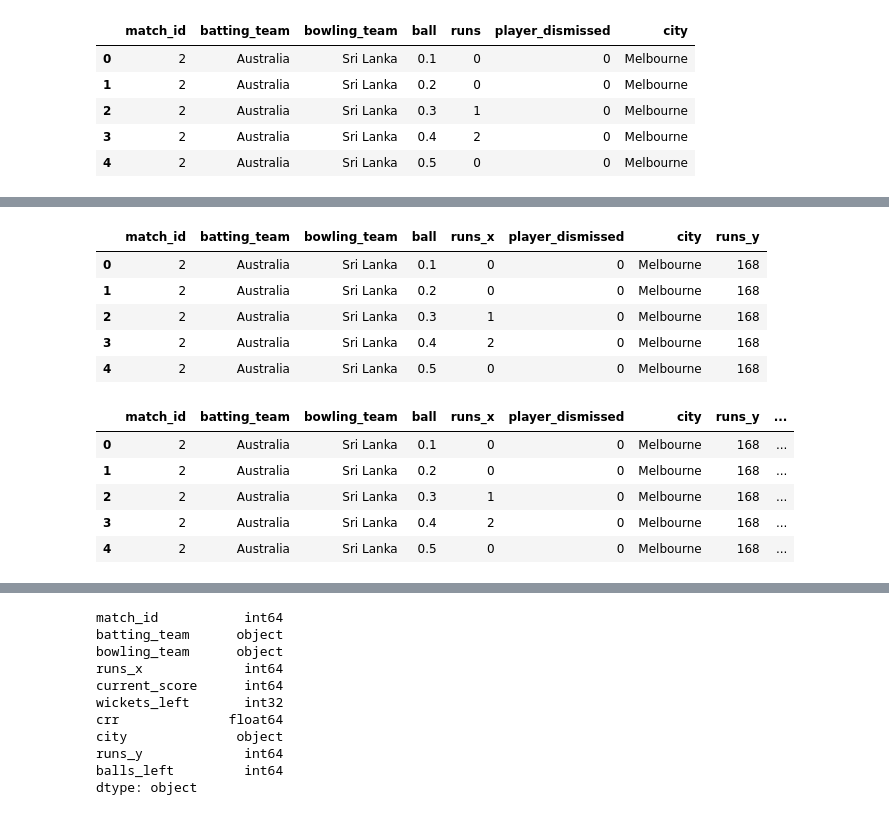
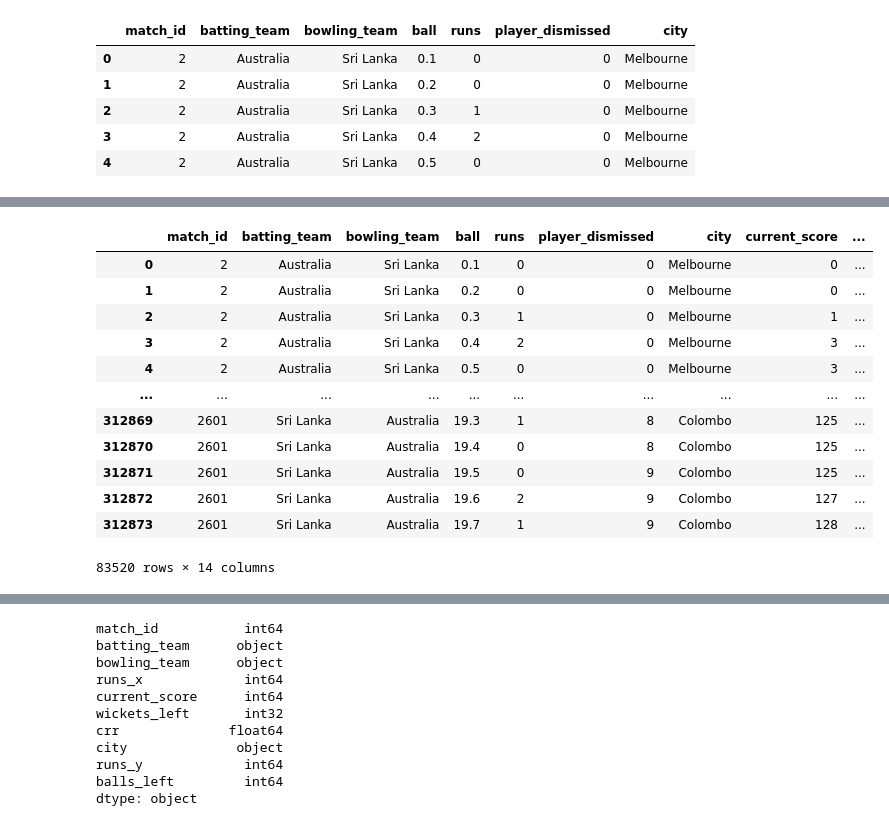
Before and after one commit to vky6366/Cricket-Score-Predictor, a Jupyter notebook: Preprocessing/Feature_Engineering.ipynb, the cells around one changed output, grey strips where cells are left out. Cells and saved outputs as stored; diff of their text form; code cells hidden in the pictures.

```diff
--- a/Preprocessing/Feature_Engineering.ipynb
+++ b/Preprocessing/Feature_Engineering.ipynb
@@ -53,0 +132,17 @@ df.head()
+# %%
+df['crr'] = (df['current_score']*6)/df['balls_bowled']
+df
+# %% [output]
+|  | match_id | batting_team | bowling_team | ball | runs | player_dismissed | city | current_score | ... |
+| 0 | 2 | Australia | Sri Lanka | 0.1 | 0 | 0 | Melbourne | 0 | ... |
+| 1 | 2 | Australia | Sri Lanka | 0.2 | 0 | 0 | Melbourne | 0 | ... |
+| 2 | 2 | Australia | Sri Lanka | 0.3 | 1 | 0 | Melbourne | 1 | ... |
+| 3 | 2 | Australia | Sri Lanka | 0.4 | 2 | 0 | Melbourne | 3 | ... |
+| 4 | 2 | Australia | Sri Lanka | 0.5 | 0 | 0 | Melbourne | 3 | ... |
+| ... | ... | ... | ... | ... | ... | ... | ... | ... | ... |
+| 312869 | 2601 | Sri Lanka | Australia | 19.3 | 1 | 8 | Colombo | 125 | ... |
+| 312870 | 2601 | Sri Lanka | Australia | 19.4 | 0 | 8 | Colombo | 125 | ... |
+| 312871 | 2601 | Sri Lanka | Australia | 19.5 | 0 | 9 | Colombo | 125 | ... |
+| 312872 | 2601 | Sri Lanka | Australia | 19.6 | 2 | 9 | Colombo | 127 | ... |
+| 312873 | 2601 | Sri Lanka | Australia | 19.7 | 1 | 9 | Colombo | 128 | ... |
+83520 rows × 14 columns
@@ -54,26 +160,2 @@ df.head()
 # %%
-total = df.groupby('match_id').sum()['runs'].reset_index()
-df = df.merge(total,on = 'match_id')
-df.head()
+final_df = df.groupby('match_id').sum()['runs'].reset_index().merge(df,on='match_id')
-# %% [output]
-|  | match_id | batting_team | bowling_team | ball | runs_x | player_dismissed | city | runs_y |
-| 0 | 2 | Australia | Sri Lanka | 0.1 | 0 | 0 | Melbourne | 168 |
-| 1 | 2 | Australia | Sri Lanka | 0.2 | 0 | 0 | Melbourne | 168 |
-| 2 | 2 | Australia | Sri Lanka | 0.3 | 1 | 0 | Melbourne | 168 |
-| 3 | 2 | Australia | Sri Lanka | 0.4 | 2 | 0 | Melbourne | 168 |
-| 4 | 2 | Australia | Sri Lanka | 0.5 | 0 | 0 | Melbourne | 168 |
-# %%
-df['runs_x'] = pd.to_numeric(df['runs_x'], errors='coerce')
-df['current_score'] = df.groupby('match_id')['runs_x'].cumsum()
-df['over'] = df['ball'].apply(lambda x:str(x).split(".")[0])
-df['ball_no'] = df['ball'].apply(lambda x:str(x).split('.')[1])
-df['balls_bowled'] = (df['over'].astype('int')*6) + df['ball_no'].astype('int')
-df['crr'] = round((df['current_score']*6)/df['balls_bowled'],2)
-df.head()
-# %% [output]
-|  | match_id | batting_team | bowling_team | ball | runs_x | player_dismissed | city | runs_y | ... |
-| 0 | 2 | Australia | Sri Lanka | 0.1 | 0 | 0 | Melbourne | 168 | ... |
-| 1 | 2 | Australia | Sri Lanka | 0.2 | 0 | 0 | Melbourne | 168 | ... |
-| 2 | 2 | Australia | Sri Lanka | 0.3 | 1 | 0 | Melbourne | 168 | ... |
-| 3 | 2 | Australia | Sri Lanka | 0.4 | 2 | 0 | Melbourne | 168 | ... |
-| 4 | 2 | Australia | Sri Lanka | 0.5 | 0 | 0 | Melbourne | 168 | ... |
```
Also changed, not shown: parts of 20 cells of this notebook, 3 other files.
